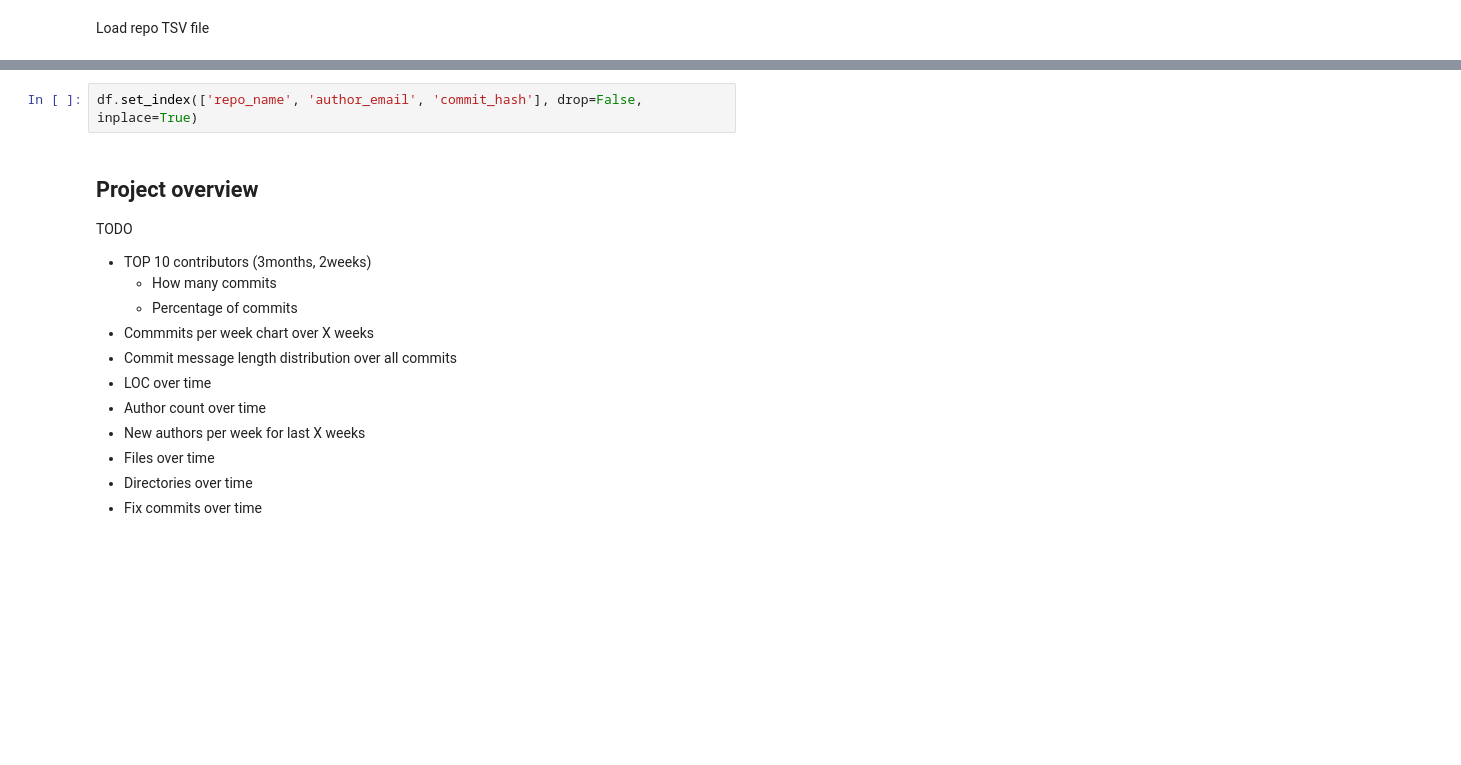
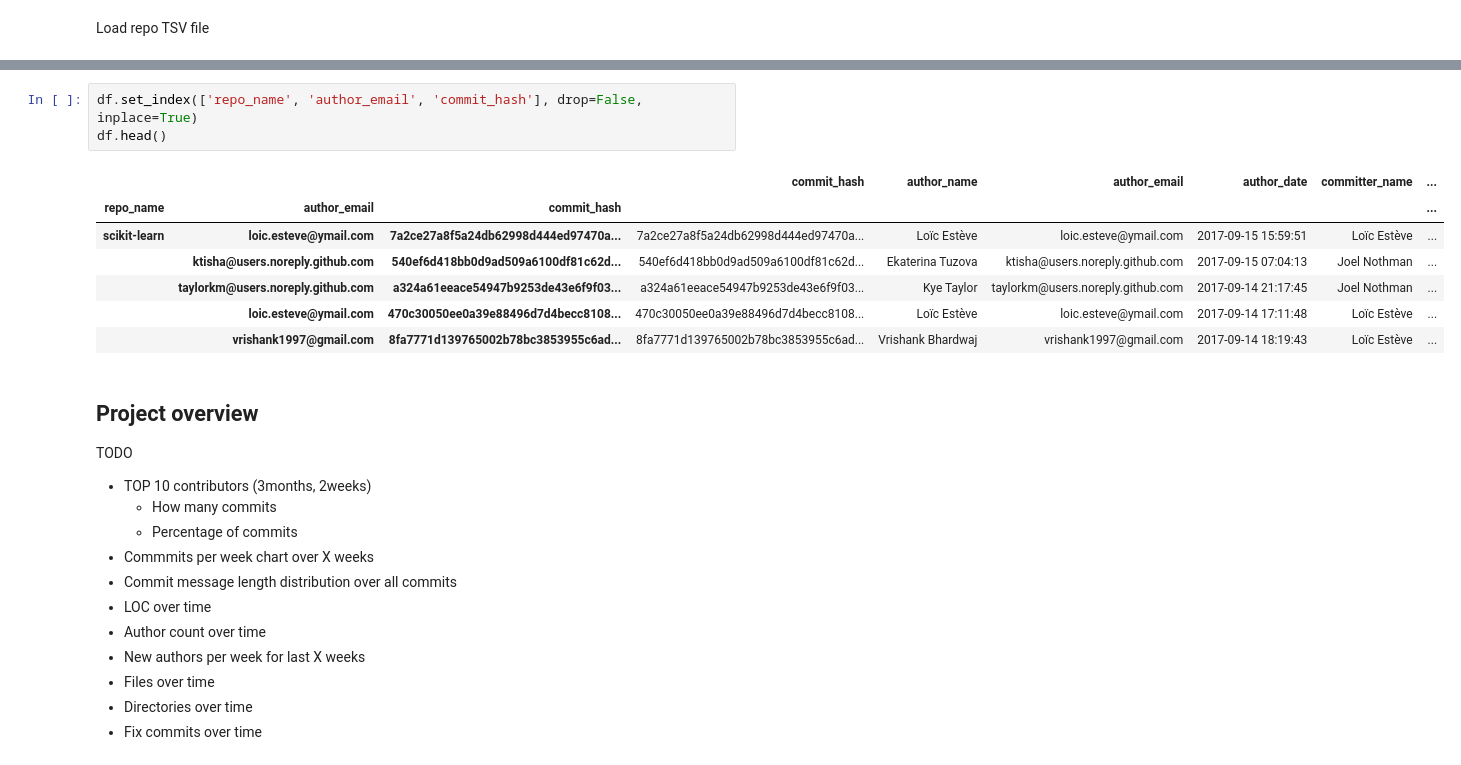
Before and after one commit to skupsala/gitlytic, a Jupyter notebook: gitlytic/notebooks/project-overview.ipynb, the cells around one changed output, grey strips where cells are left out. Drawn from its saved outputs; the diff is of its cells as text; blank space fills up the shorter version.

```diff
--- a/gitlytic/notebooks/project-overview.ipynb
+++ b/gitlytic/notebooks/project-overview.ipynb
@@ -33,6 +40,15 @@ Loading commits dataframe for pandas
 Loading commits dataframe for numpy
 # %%
 df.set_index(['repo_name', 'author_email', 'commit_hash'], drop=False, inplace=True)
+df.head()
+# %% [output]
+|  |  |  | commit_hash | author_name | author_email | author_date | committer_name | ... |
+| repo_name | author_email | commit_hash |  |  |  |  |  | ... |
+| scikit-learn | loic.esteve@ymail.com | 7a2ce27a8f5a24db62998d444ed97470a... | 7a2ce27a8f5a24db62998d444ed97470a... | Loïc Estève | loic.esteve@ymail.com | 2017-09-15 15:59:51 | Loïc Estève | ... |
+|  | ktisha@users.noreply.github.com | 540ef6d418bb0d9ad509a6100df81c62d... | 540ef6d418bb0d9ad509a6100df81c62d... | Ekaterina Tuzova | ktisha@users.noreply.github.com | 2017-09-15 07:04:13 | Joel Nothman | ... |
+|  | taylorkm@users.noreply.github.com | a324a61eeace54947b9253de43e6f9f03... | a324a61eeace54947b9253de43e6f9f03... | Kye Taylor | taylorkm@users.noreply.github.com | 2017-09-14 21:17:45 | Joel Nothman | ... |
+|  | loic.esteve@ymail.com | 470c30050ee0a39e88496d7d4becc8108... | 470c30050ee0a39e88496d7d4becc8108... | Loïc Estève | loic.esteve@ymail.com | 2017-09-14 17:11:48 | Loïc Estève | ... |
+|  | vrishank1997@gmail.com | 8fa7771d139765002b78bc3853955c6ad... | 8fa7771d139765002b78bc3853955c6ad... | Vrishank Bhardwaj | vrishank1997@gmail.com | 2017-09-14 18:19:43 | Loïc Estève | ... |
 # %% [markdown]
 ## Project overview
 TODO
```
Also changed, not shown: parts of 8 cells of this notebook.
